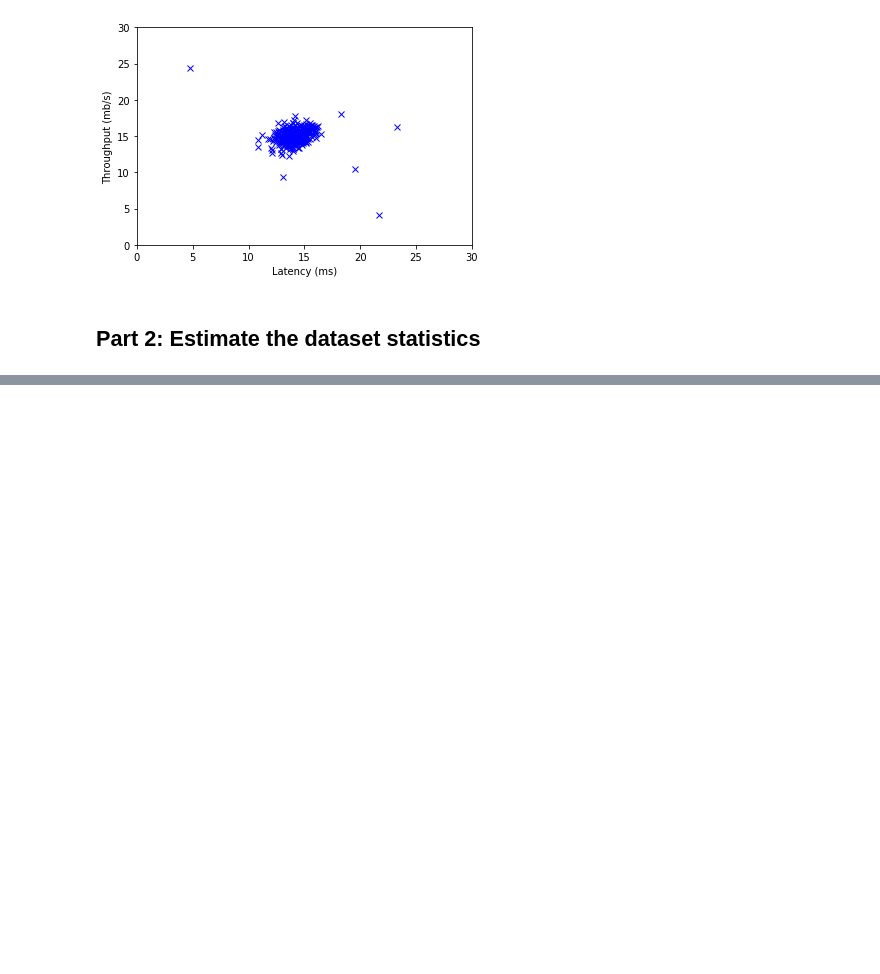
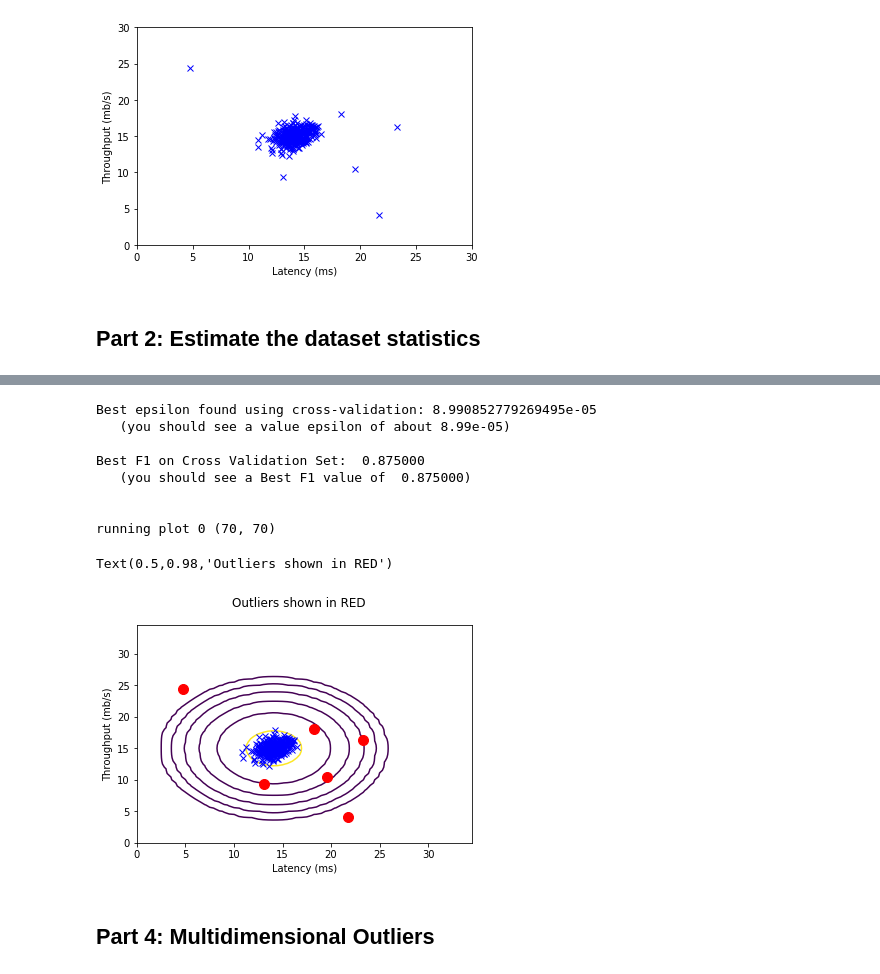
Before and after one commit to aldudalski/MachineLearningJupyter, a Jupyter notebook: 8 Anomaly Detection.ipynb, the cells around one changed output, grey strips where cells are left out. Cells and saved outputs as stored; diff of their text form; code cells hidden in the pictures; blank space fills up the shorter version.

```diff
--- a/8 Anomaly Detection.ipynb
+++ b/8 Anomaly Detection.ipynb
@@ -68,0 +135,30 @@ NameError: name 'multivariateGaussian' is not defined
+# %%
+pval = multivariateGaussian(Xval, mu, sigma2)
+
+epsilon, F1 = selectThreshold(yval, pval)
+print(f'Best epsilon found using cross-validation: {epsilon}')
+print('   (you should see a value epsilon of about 8.99e-05)\n')
+print(f'Best F1 on Cross Validation Set:  {F1:.6f}')
+print('   (you should see a Best F1 value of  0.875000)\n\n')
+
+#  Find the outliers in the training set and plot the
+outliers = np.argwhere(p < epsilon).ravel()
+
+#  Draw a red circle around those outliers
+f = plt.figure()
+vis()
+plt.plot(X[outliers, 0], X[outliers, 1], 'ro', linewidth=2, markersize= 10)
+f.suptitle('Outliers shown in RED')
+# %% [output]
+Best epsilon found using cross-validation: 8.990852779269495e-05
+   (you should see a value epsilon of about 8.99e-05)
+
+Best F1 on Cross Validation Set:  0.875000
+   (you should see a Best F1 value of  0.875000)
+
+
+running plot 0 (70, 70)
+Text(0.5,0.98,'Outliers shown in RED')
+[figure, added]
+# %% [markdown]
+## Part 4: Multidimensional Outliers
```
Also changed, not shown: parts of 11 cells of this notebook.
